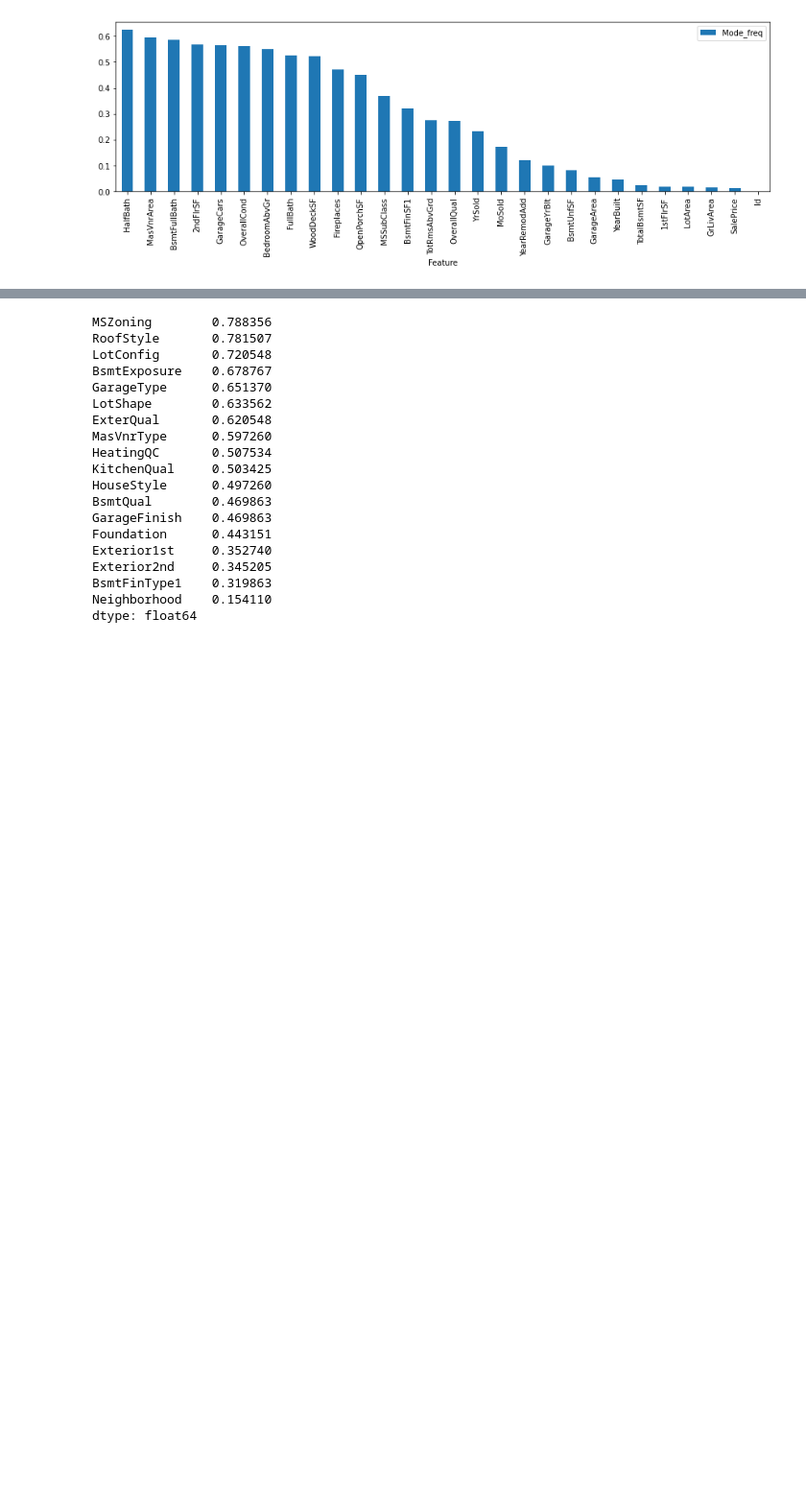
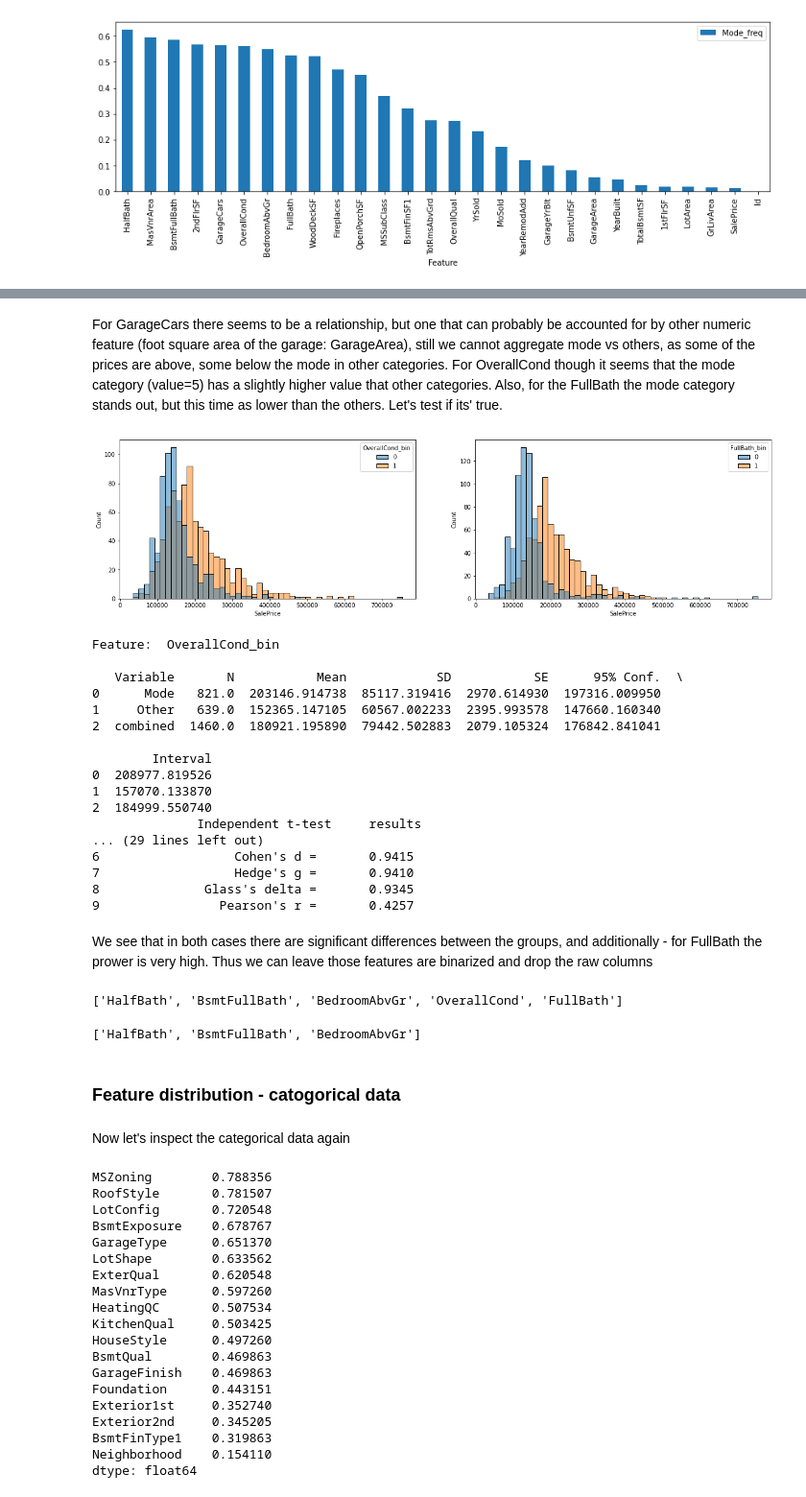
Before and after one commit to patrycja-naumczyk/Kaggle_housePrice, a Jupyter notebook: EDA1.ipynb, the cells around one changed output, grey strips where cells are left out. Shown at 96% size. Drawn from its saved outputs; the diff is of its cells as text; code cells hidden in the pictures; blank space fills up the shorter version.

Commit message:
Inspecting numeric features best turned categorical

```diff
--- a/EDA1.ipynb
+++ b/EDA1.ipynb
@@ -505,2 +555,65 @@ df_freq.plot.bar(figsize=(15, 4))
+# %% [markdown]
+For GarageCars there seems to be a relationship, but one that can probably be accounted for by other numeric feature (foot square area of the garage: GarageArea), still we cannot aggregate mode vs others, as some of the prices are above, some below the mode in other categories. For OverallCond though it seems that the mode category (value=5) has a slightly higher value that other categories. Also, for the FullBath the mode category stands out, but this time as lower than the others. Let's test if its' true.
+# %%
+#Mark the columns
+cols = ['OverallCond', 'FullBath']
+
+#Create the bins mode vs other
+for col in cols:
+    name = col + "_bin"
+    df[name] = np.where(df[col]==df[col].mode()[0], 1, 0)
+
+# Check distribution visually
+# Create figure object with subplots
+fig, axes = plt.subplots(ncols=2, nrows=1, figsize=(20,5))
+
+# Loop through features and put each subplot on a matplotlib axis object
+for col, ax in zip(df[['OverallCond_bin', 'FullBath_bin']], axes.ravel()):
+    # Plots boxplot of a feature against the saleprice
+    sns.histplot(x='SalePrice', hue=col, data = df, ax=ax, bins=50)
+    #ax.set_xlabel(col, fontsize=30)
+
+plt.show()
+
+#Calculate betweengroup difference with t-test
+for col in df[['OverallCond_bin', 'FullBath_bin']]:
+    summary, results = rp.ttest(group1= df['SalePrice'][df[col] == 1], group1_name= "Mode",
+                            group2= df['SalePrice'][df[col] == 0], group2_name= "Other")
+    print("Feature: ", col, "\n")
+    print(summary,"\n", results, "\n")
+# %% [output]
+[figure, added]
+Feature:  OverallCond_bin
+
+   Variable       N           Mean            SD           SE      95% Conf.  \
+0      Mode   821.0  203146.914738  85117.319416  2970.614930  197316.009950
+1     Other   639.0  152365.147105  60567.002233  2395.993578  147660.160340
+2  combined  1460.0  180921.195890  79442.502883  2079.105324  176842.841041
+
+        Interval
+0  208977.819526
+1  157070.133870
+2  184999.550740
+              Independent t-test     results
+... (29 lines left out)
+6                  Cohen's d =       0.9415
+7                  Hedge's g =       0.9410
+8              Glass's delta =       0.9345
+9                Pearson's r =       0.4257
+# %% [markdown]
+We see that in both cases there are significant differences between the groups, and additionally - for FullBath the prower is very high. Thus we can leave those features are binarized and drop the raw columns
+# %%
+col_to_be_dropped.extend(cols)
+col_to_be_dropped
+# %% [output]
+['HalfBath', 'BsmtFullBath', 'BedroomAbvGr', 'OverallCond', 'FullBath']
+# %%
+col_to_be_dropped
+# %% [output]
+['HalfBath', 'BsmtFullBath', 'BedroomAbvGr']
+# %% [markdown]
+### Feature distribution - catogorical data
+# %% [markdown]
+Now let's inspect the categorical data again
 # %%
 # Collects for each feature the most frequent entry
```
Also changed, not shown: parts of 16 cells of this notebook.
